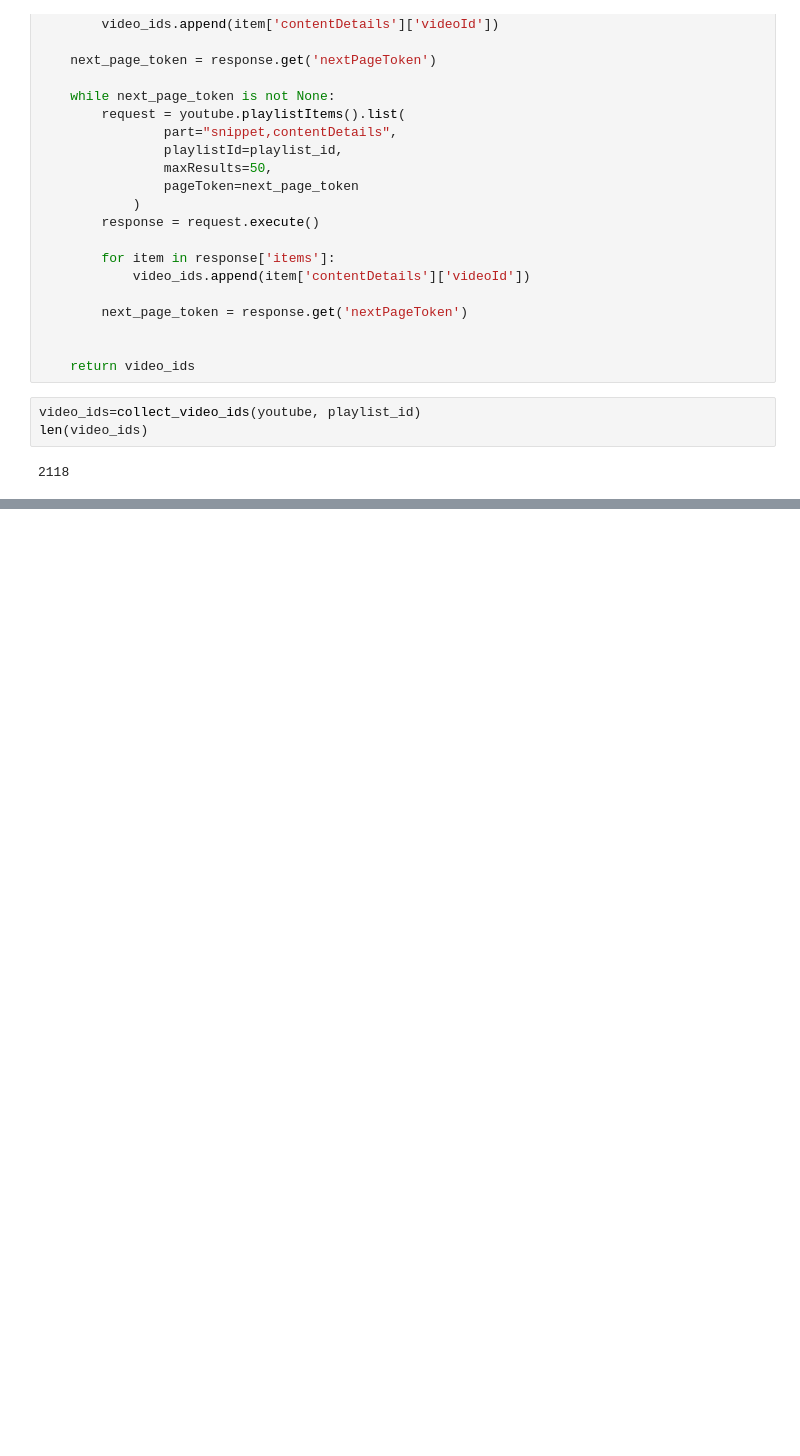
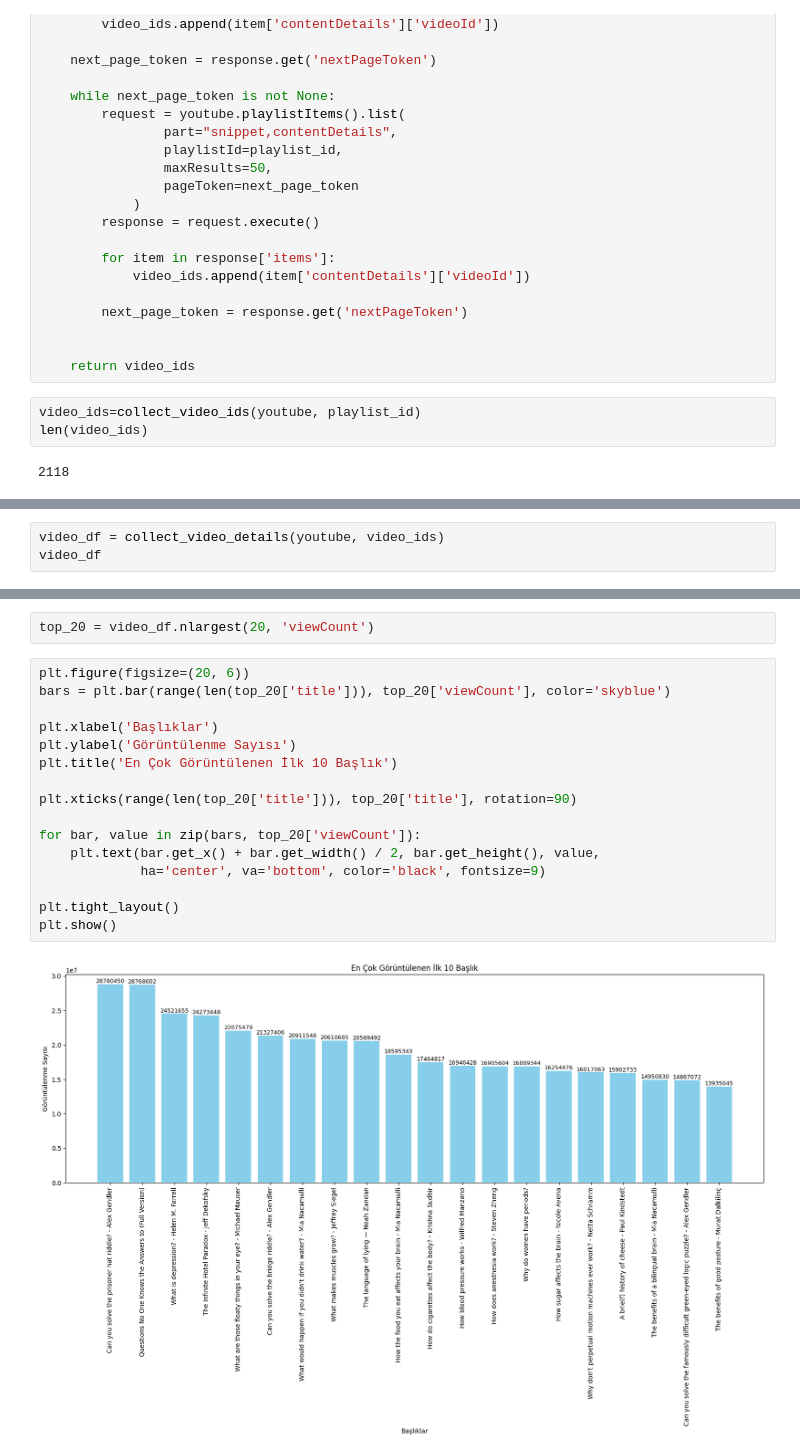
Before and after one commit to yldrmgaye/sl_api_project, a Jupyter notebook: main.ipynb, the cells around one changed output, grey strips where cells are left out. Saved outputs shown, nothing was run; the diff lists cells and outputs as text; blank space fills up the shorter version.

```diff
--- a/main.ipynb
+++ b/main.ipynb
@@ -87,0 +123,3 @@ len(video_ids)
+# %%
+video_df = collect_video_details(youtube, video_ids)
+video_df
@@ -87,0 +140,20 @@ len(video_ids)
+# %%
+top_20 = video_df.nlargest(20, 'viewCount')
+# %%
+plt.figure(figsize=(20, 6))
+bars = plt.bar(range(len(top_20['title'])), top_20['viewCount'], color='skyblue')
+
+plt.xlabel('Başlıklar')
+plt.ylabel('Görüntülenme Sayısı')
+plt.title('En Çok Görüntülenen İlk 10 Başlık')
+
+plt.xticks(range(len(top_20['title'])), top_20['title'], rotation=90)
+
+for bar, value in zip(bars, top_20['viewCount']):
+    plt.text(bar.get_x() + bar.get_width() / 2, bar.get_height(), value,
+             ha='center', va='bottom', color='black', fontsize=9)
+
+plt.tight_layout()
+plt.show()
+# %% [output]
+[figure, added]
```
Also changed, not shown: parts of 8 cells of this notebook.
